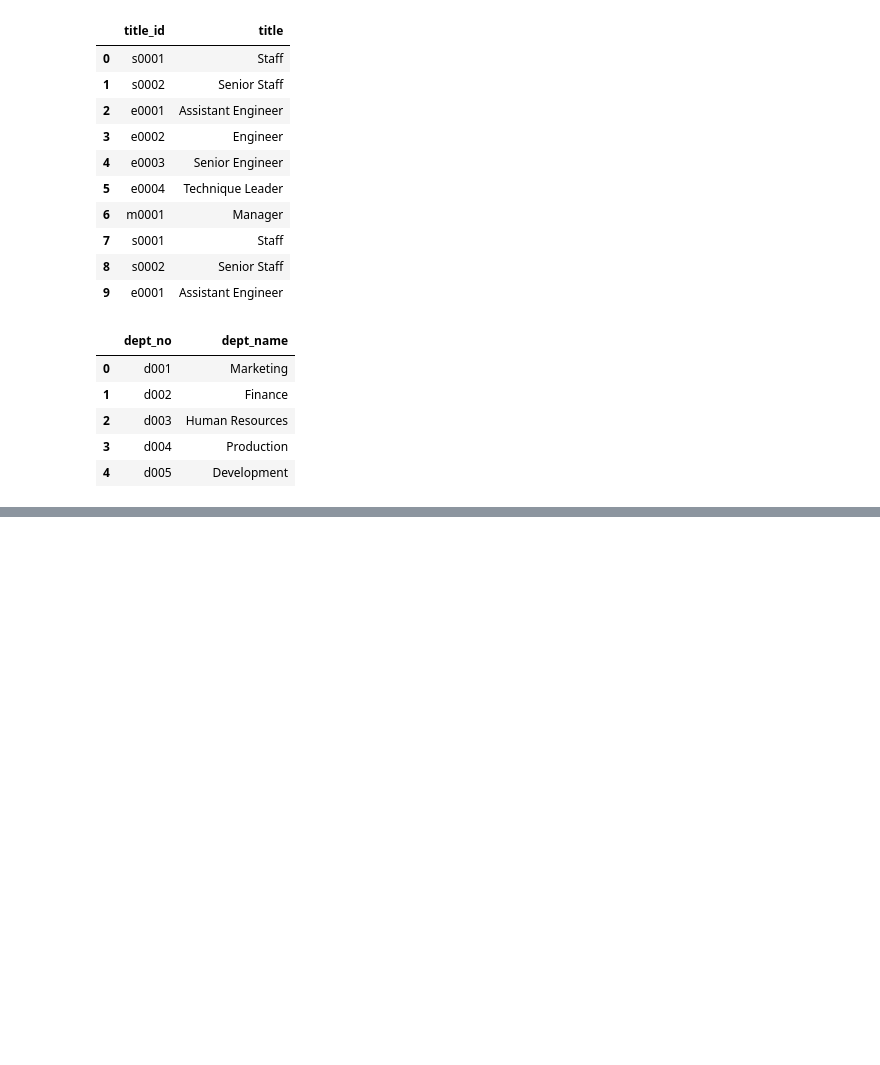
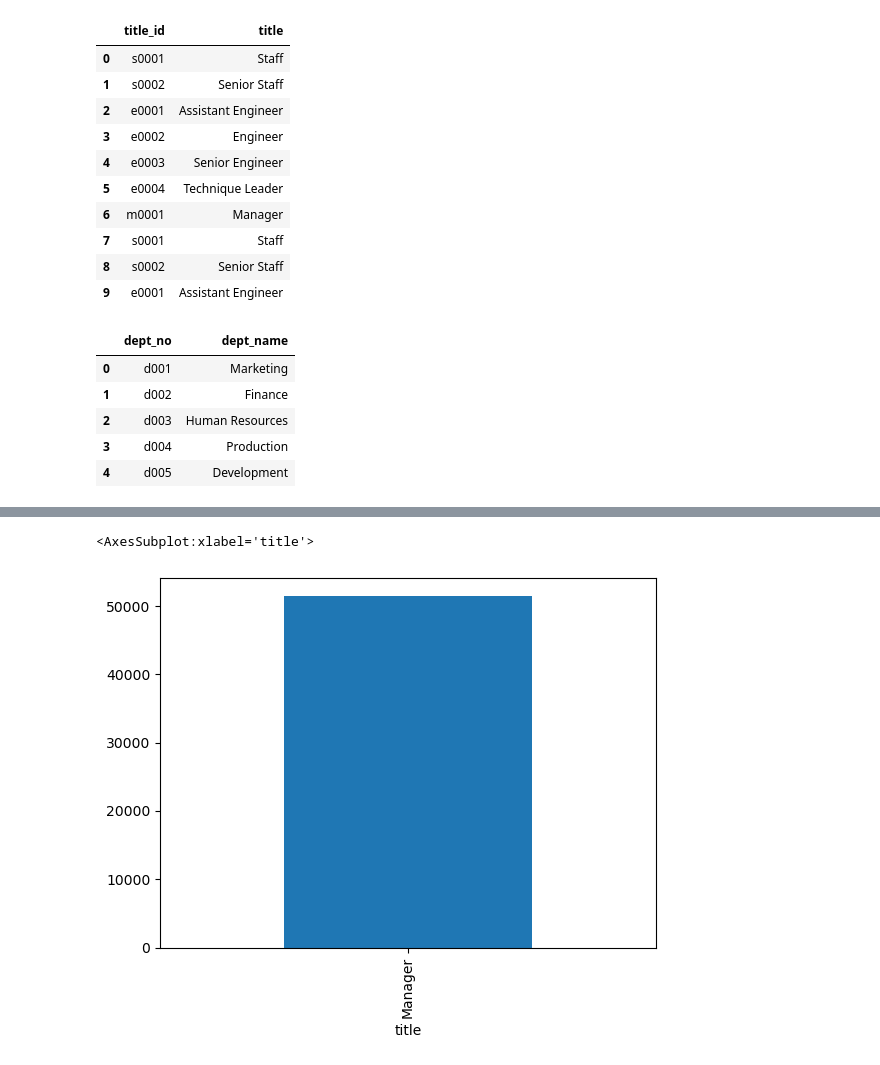
Before and after one commit to mychele-larson/SQL-challenge, a Jupyter notebook: Employee_SQL/BONUS.ipynb, the cells around one changed output, grey strips where cells are left out. Drawn from its saved outputs; the diff is of its cells as text; code cells hidden in the pictures; blank space fills up the shorter version.

```diff
--- a/Employee_SQL/BONUS.ipynb
+++ b/Employee_SQL/BONUS.ipynb
@@ -63,0 +143,5 @@ department.head()
+# %%
+emp_titles.plot.bar()
+# %% [output]
+<AxesSubplot:xlabel='title'>
+[figure, added]
```
Also changed, not shown: parts of 12 cells of this notebook.
